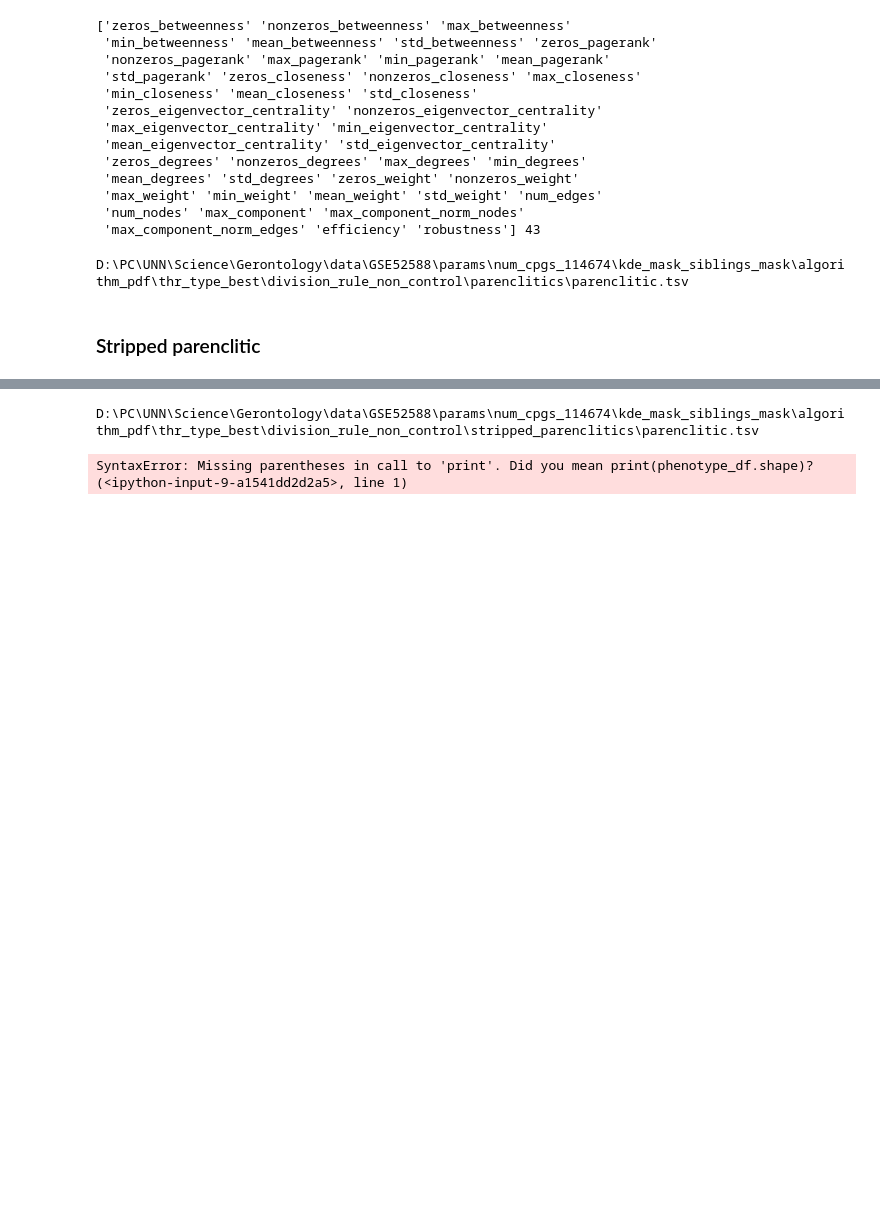
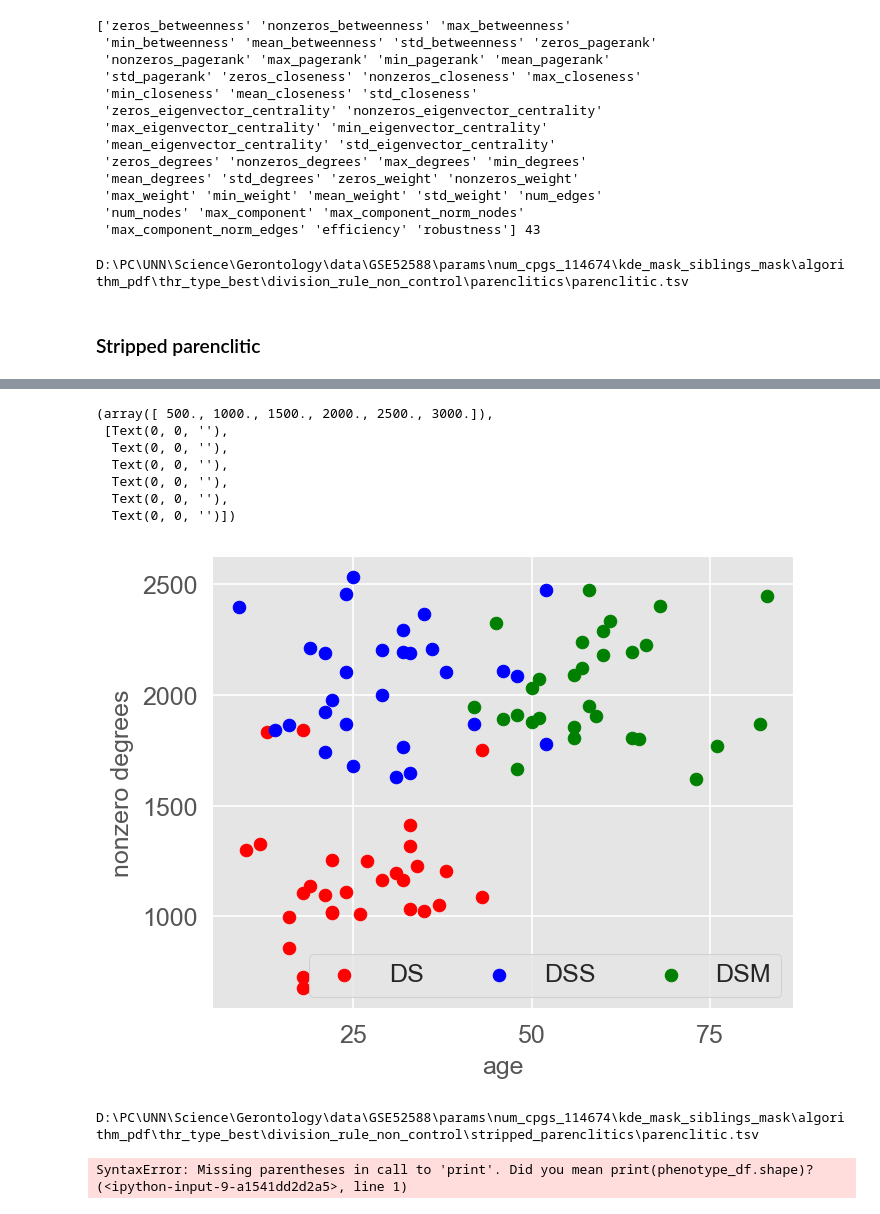
Before and after one commit to mike-live/parenclitic, a Jupyter notebook: src/down_phenotype.ipynb, the cells around one changed output, grey strips where cells are left out. Saved outputs shown, nothing was run; the diff lists cells and outputs as text; code cells hidden in the pictures; blank space fills up the shorter version.

```diff
--- a/src/down_phenotype.ipynb
+++ b/src/down_phenotype.ipynb
@@ -221,22 +237,0 @@ D:\PC\UNN\Science\Gerontology\data\GSE52588\params\num_cpgs_114674\kde_mask_sibl
-# %%
-def prepare_parenclitic(parenclitics, is_lists = False):
-    numerics = ['int16', 'int32', 'int64', 'float16', 'float32', 'float64']
-    if is_lists:
-        parenclitics = parenclitics.select_dtypes(exclude=numerics) # includ exclude
-        parenclitics = parenclitics.rename(columns = {'weights': "weight"})
-        parenclitics = parenclitics.drop(columns = ["id_components", "component_sizes", "weight"]) #   "weights" "component_sizes",
-    else:
-        parenclitics = parenclitics.select_dtypes(include=numerics) # includ exclude
-        renamed_columns = {"min_weights": "min_weight",
-                           "max_weights": "max_weight",
-                           "mean_weights": "mean_weight",
-                           "std_weights": "std_weight",
-                           "zeros_weights": "zeros_weight",
-                           "nonzeros_weights": "nonzeros_weight"}
-        parenclitics = parenclitics.rename(columns = renamed_columns)
-
-    #print (parenclitics.columns.values, len(parenclitics.columns.values))
-    parenclitic_names = parenclitic_feature_names()
-    parenclitic_names = [parenclitic_names[name] for name in parenclitics.columns.values]
-    return parenclitics, parenclitic_names
-parenclitics, parenclitic_names = prepare_parenclitic(parenclitics)
@@ -274,3 +306,35 @@ D:\PC\UNN\Science\Gerontology\data\GSE52588\params\num_cpgs_114674\kde_mask_sibl
+# %%
+config.params['kde_mask'].value = 'mongoloids_mask'
+
+is_stripped = True
+is_sieved = True
+names = [['final','stripped' if is_stripped else '','graphs'],
+                    ["parenclitics", "sieved"] if is_sieved else ["parenclitic"]]
+
+parenclitic_LOO_path = config.ofname(names + [["parenclitic_LOO"]], ext = ".tsv", include_set = config.params_sets["parenclitic"] - {'LOO'})
+df_parenclitic_loo_combine = pd.read_csv(parenclitic_LOO_path, sep='\t')
+# %%
+patients_info = pd.read_csv(config.ifname('patients_info'), sep='\t')
+nonzero_degrees = df_parenclitic_loo_combine["nonzeros_degrees"]
+colors = ['red', 'blue', 'green']
+names = ['DS', 'DSS', 'DSM']
+plt.figure(figsize=(5, 4), dpi=150)
+for j, group_mask in enumerate(group_masks):
+    plt.scatter(patients_info['age'][group_mask], nonzero_degrees[group_mask], c=colors[j], label=names[j])
+plt.legend(ncol=3, fontsize= 12)
+plt.ylabel('nonzero degrees',fontsize=12)
+plt.xlabel('age')
+plt.xticks(fontsize=12)
+plt.yticks(fontsize=12)
+# %% [output]
+(array([ 500., 1000., 1500., 2000., 2500., 3000.]),
+ [Text(0, 0, ''),
+  Text(0, 0, ''),
+  Text(0, 0, ''),
+  Text(0, 0, ''),
+  Text(0, 0, ''),
+  Text(0, 0, '')])
+[figure, added]
 # %%
 assert(len(parenclitics) == 87)
 assert(parenclitics['num_nodes'][0] == len(genes_names))
```
Also changed, not shown: parts of 10 cells of this notebook, 7 other files.
